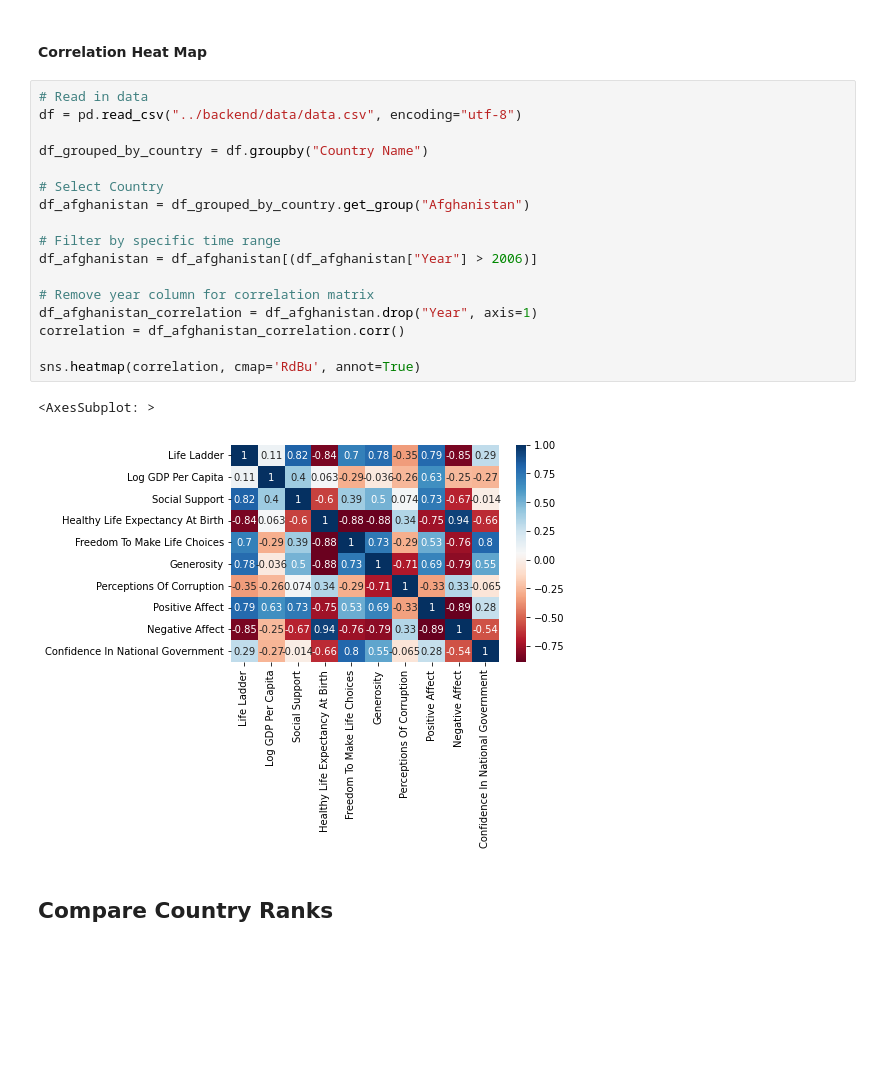
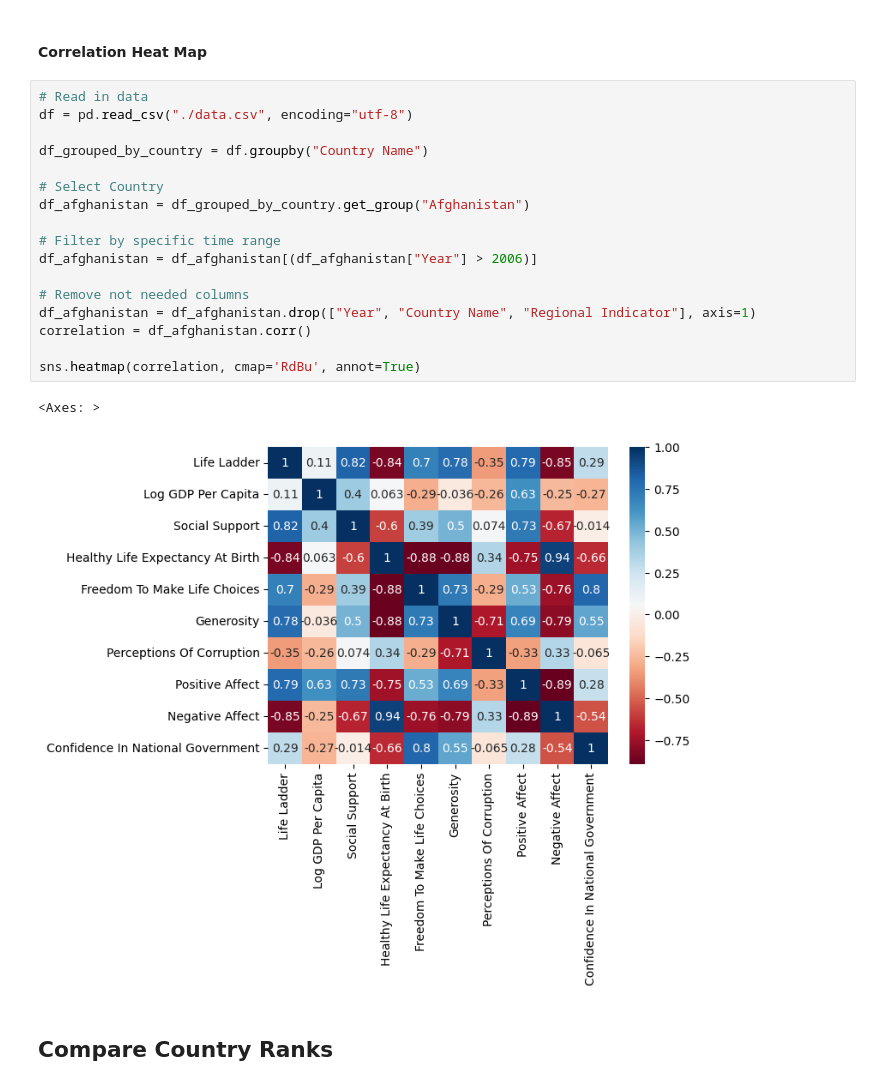
Before and after one commit to Yannick93qw/fhgr-msc-ux-world-happiness-dashboard, a Jupyter notebook: jupyter-notebook/world-happiness-notebook.ipynb, the cells around one changed output. Saved outputs shown, nothing was run; the diff lists cells and outputs as text; blank space fills up the shorter version.

```diff
--- a/jupyter-notebook/world-happiness-notebook.ipynb
+++ b/jupyter-notebook/world-happiness-notebook.ipynb
@@ -133,24 +133,24 @@ sns.lmplot(x='Life Ladder',y='Perceptions Of Corruption',data=df_afghanistan,fit
 #### Correlation Heat Map
 # %%
 # Read in data
-df = pd.read_csv("../backend/data/data.csv", encoding="utf-8")
+df = pd.read_csv("./data.csv", encoding="utf-8")
 
 df_grouped_by_country = df.groupby("Country Name")
 
 # Select Country
 df_afghanistan = df_grouped_by_country.get_group("Afghanistan")
 
 # Filter by specific time range
 df_afghanistan = df_afghanistan[(df_afghanistan["Year"] > 2006)]
 
-# Remove year column for correlation matrix
-df_afghanistan_correlation = df_afghanistan.drop("Year", axis=1)
-correlation = df_afghanistan_correlation.corr()
+# Remove not needed columns
+df_afghanistan = df_afghanistan.drop(["Year", "Country Name", "Regional Indicator"], axis=1)
+correlation = df_afghanistan.corr()
 
 sns.heatmap(correlation, cmap='RdBu', annot=True)
 # %% [output]
-<AxesSubplot: >
+<Axes: >
-[figure, old version]
+[figure, new version]
 # %% [markdown]
 ## Compare Country Ranks
 # %% [markdown]
```
Also changed, not shown: parts of 9 cells of this notebook, 1 other file.
